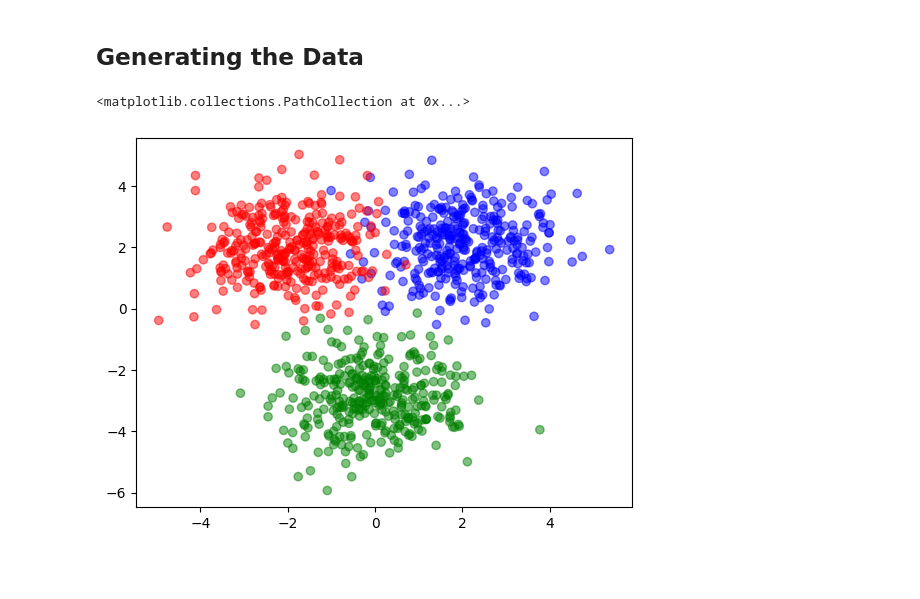
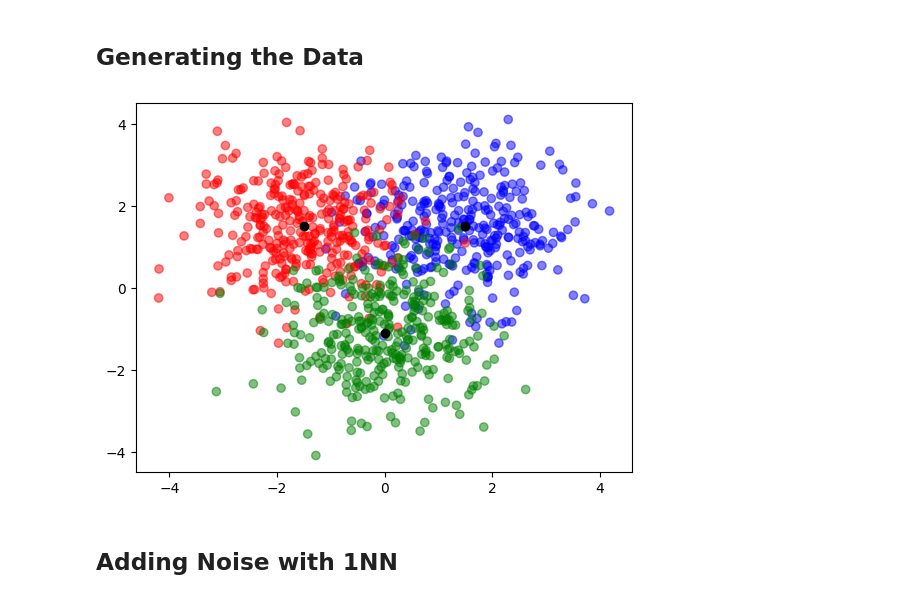
Before and after one commit to chenjoshua7/chenjoshua7.github.io, a Jupyter notebook: notebooks/cod.ipynb, the cells around one changed output. Saved outputs shown, nothing was run; the diff lists cells and outputs as text; code cells hidden in the pictures; blank space fills up the shorter version.

```diff
--- a/notebooks/cod.ipynb
+++ b/notebooks/cod.ipynb
@@ -6,13 +8,13 @@ from sklearn.neighbors import KNeighborsClassifier
 # %% [markdown]
 ## Generating the Data
 # %%
-def randomData(samples_per_class = 1000, classes = 3, noise_features = 0):
+def randomData(samples_per_class = 1000, noise_features = 0):
     class1 = np.random.multivariate_normal(mean = [1.5,1.5], cov = np.identity(2), size = samples_per_class)
     class2 = np.random.multivariate_normal(mean = [-1.5,1.5], cov = np.identity(2), size = samples_per_class)
-    class3 = np.random.multivariate_normal(mean = [0,-1.5*np.sqrt(2)], cov = np.identity(2), size = samples_per_class)
+    class3 = np.random.multivariate_normal(mean = [0,(1-np.sqrt(3))*1.5], cov = np.identity(2), size = samples_per_class)
 
     if noise_features > 0:
-        noiseX = np.random.rand(3*samples_per_class, noise_features)
+        noiseX = np.random.uniform(low = -1, high = 1, size = [3*samples_per_class, noise_features])
         X = np.concatenate([class1, class2, class3], axis = 0)
         X = np.concatenate([X, noiseX], axis = 1)
     else:
@@ -30,5 +26,14 @@ x, y = randomData(samples_per_class= 333)
 # %%
+colors = {0: "blue", 1: "red", 2: "green" }
+x, y = randomData(samples_per_class = 333)
+
+x_center = [1.5, -1.5, 0]
+y_center = [1.5, 1.5, 1.5*(1-np.sqrt(3))]
+
 plt.scatter(x=x[:,0], y=x[:,1], c=[colors[label] for label in y], alpha=0.5)
+plt.scatter(x=x_center, y=y_center, c= "black")
+plt.show()
 # %% [output]
-<matplotlib.collections.PathCollection at 0x...>
-[figure, old version]
+[figure, new version]
+# %% [markdown]
+## Adding Noise with 1NN
```
Also changed, not shown: parts of 9 cells of this notebook, 13 other files.
